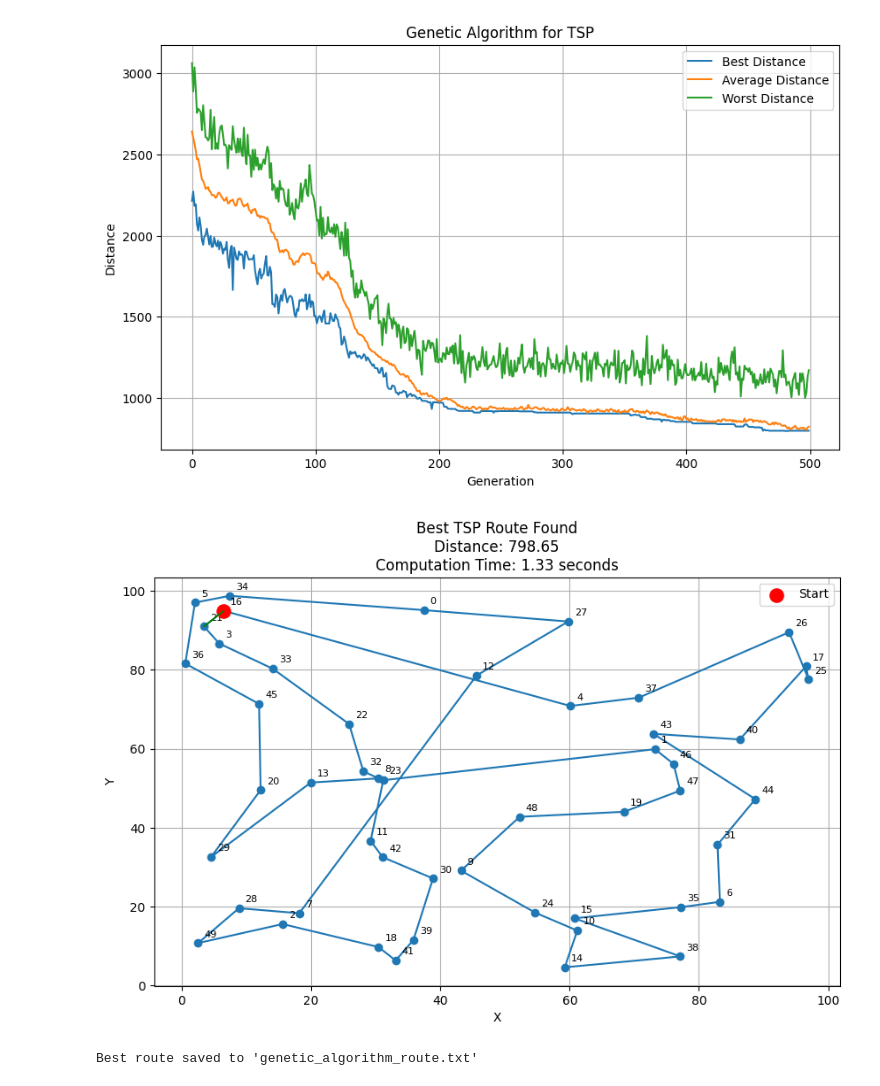
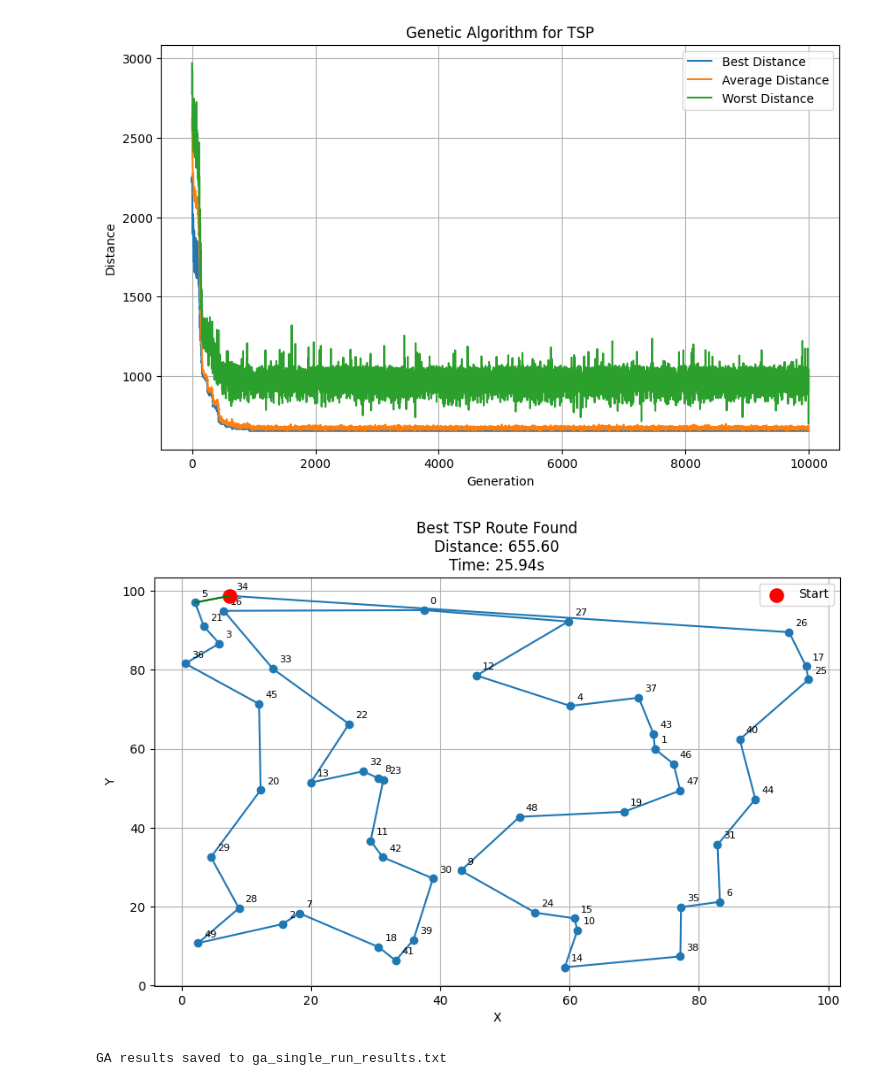
Before and after one commit to Side941/AI-for-SaO, a Jupyter notebook: side2.ipynb, the cells around one changed output. Saved outputs shown, nothing was run; the diff lists cells and outputs as text; code cells hidden in the pictures.

```diff
--- a/side2.ipynb
+++ b/side2.ipynb
@@ -21,7 +85,7 @@ dist_matrix = np.sqrt(((coords[:, None, :] - coords[None, :, :])**2).sum(axis=2)
 # =========================
 P = 100           # Population size
 MUTRATE = 0.1     # Mutation rate
-maxGeneration = 500
+maxGeneration = 10000
 
 # =========================
 # Initialize Population
@@ -30,15 +94,15 @@ population = []
 for _ in range(P):
     gene = random.sample(range(N), N)
     ind = Individual(gene)
-    ind.fitness = total_distance(ind, dist_matrix)
+    ind.fitness = total_distance(ind)
     population.append(ind)
 
 # =========================
-# Main Evolution Loop
+# GA Main Loop
 # =========================
 bestFitness = []
 averageFitness = []
-worsrtFitness = []
+worstFitness = []
 
 start_time = time.time()
 
@@ -47,24 +111,24 @@ for gen in range(maxGeneration):
     offspring = crossover(offspring)
     offspring = mutation(offspring, MUTRATE)
 
-    # Evaluate offspring
     for ind in offspring:
-        ind.fitness = total_distance(ind, dist_matrix)
+        ind.fitness = total_distance(ind)
 
     population = offspring
     best = min(population, key=lambda x: x.fitness)
     avg = np.mean([ind.fitness for ind in population])
     worst = max(population, key=lambda x: x.fitness)
+
     bestFitness.append(best.fitness)
     averageFitness.append(avg)
-    worsrtFitness.append(worst.fitness)
+    worstFitness.append(worst.fitness)
 
     if gen % 50 == 0:
         print(f"Gen {gen}: Best = {best.fitness:.2f}, Average = {avg:.2f}, Worst = {worst.fitness:.2f}")
 
 end_time = time.time()
+computation_time = end_time - start_time
 
-computation_time = end_time - start_time
 # =========================
 # Display Results
 # =========================
@@ -76,10 +140,10 @@ print(f"Computation time: {computation_time:.2f} seconds")
 # =========================
 # Plot GA Statistics
 # =========================
-plt.figure(figsize=(10, 6))
+plt.figure(figsize=(10,6))
 plt.plot(bestFitness, label='Best Distance')
 plt.plot(averageFitness, label='Average Distance')
-plt.plot(worsrtFitness, label='Worst Distance')
+plt.plot(worstFitness, label='Worst Distance')
 plt.xlabel('Generation')
 plt.ylabel('Distance')
 plt.title('Genetic Algorithm for TSP')
@@ -87,33 +151,27 @@ plt.legend()
 plt.grid(True)
 plt.show()
 
-
 # =========================
-# Plot Best Route (with City Indices + Start Direction)
+# Plot Best Route
 # =========================
 best_route = best_solution.gene + [best_solution.gene[0]]
 x = [coords[i][0] for i in best_route]
 y = [coords[i][1] for i in best_route]
 
-plt.figure(figsize=(10, 6))
+plt.figure(figsize=(10,6))
 plt.plot(x, y, marker='o', linestyle='-')
-plt.title(f'Best TSP Route Found\nDistance: {best_solution.fitness:.2f}\nComputation Time: {computation_time:.2f} seconds')
+plt.title(f'Best TSP Route Found\nDistance: {best_solution.fitness:.2f}\nTime: {computation_time:.2f}s')
 plt.xlabel('X')
 plt.ylabel('Y')
 plt.grid(True)
 
-# Annotate each city with its index
-for i, city_index in enumerate(best_route[:-1]):  # exclude last duplicate
-    plt.annotate(str(city_index),
-                 (coords[city_index][0], coords[city_index][1]),
-                 textcoords="offset points", xytext=(5, 5),
-                 fontsize=8, color='black')
+for i, city_index in enumerate(best_route[:-1]):
+    plt.annotate(str(city_index), (coords[city_index][0], coords[city_index][1]),
+                 textcoords="offset points", xytext=(5,5), fontsize=8, color='black')
 
-# Highlight the first city
 first_city = best_route[0]
 plt.scatter(coords[first_city][0], coords[first_city][1], color='red', s=120, zorder=5, label='Start')
 
-# Draw an arrow from first city to second city
 second_city = best_route[1]
 plt.arrow(coords[first_city][0], coords[first_city][1],
           coords[second_city][0] - coords[first_city][0],
@@ -124,15 +182,27 @@ plt.legend()
 plt.show()
 
 # =========================
-# Save Best Route to File
+# Save GA Results to Text File
 # =========================
-best_route_file = "genetic_algorithm_route.txt"
+with open("ga_single_run_results.txt", "w") as f:
+    f.write("Genetic Algorithm (GA) Single Run Results\n")
+    f.write("=========================================\n\n")
+    f.write(f"Population size: {P}\n")
+    f.write(f"Mutation rate: {MUTRATE}\n")
+    f.write(f"Generations: {maxGeneration}\n")
+    f.write(f"Total computation time: {computation_time:.2f} seconds\n\n")
 
-with open(best_route_file, "w") as f:
-    f.write(f"Best route distance: {best_solution.fitness:.2f}\n")
-    f.write(f"Computation time: {computation_time:.2f} seconds\n")
+    f.write(f"Best route distance found: {best_solution.fitness:.2f}\n")
     f.write("Best route (city indices in order):\n")
-    f.write(" -> ".join(map(str, best_solution.gene)) + "\n")
+    f.write(" -> ".join(map(str, best_solution.gene)) + "\n\n")
 
-print(f"Best route saved to '{best_route_file}'")
+    f.write("Convergence Summary (every 50 generations):\n")
+    f.write("-----------------------------------------\n")
+    for i in range(0, maxGeneration, 50):
+        if i < len(bestFitness):
+            f.write(f"Gen {i:5d}: Best = {bestFitness[i]:.2f}, "
+                    f"Avg = {averageFitness[i]:.2f}, "
+                    f"Worst = {worstFitness[i]:.2f}\n")
+
+print("\nGA results saved to ga_single_run_results.txt")
 # %% [output]
@@ -153,4 +226,4 @@ Computation time: 1.33 seconds
-[figure, old version]
+[figure, new version]
-[figure, old version]
+[figure, new version]
-Best route saved to 'genetic_algorithm_route.txt'
+GA results saved to ga_single_run_results.txt
 # %%
```
Also changed, not shown: parts of 7 cells of this notebook, 17 other files.
